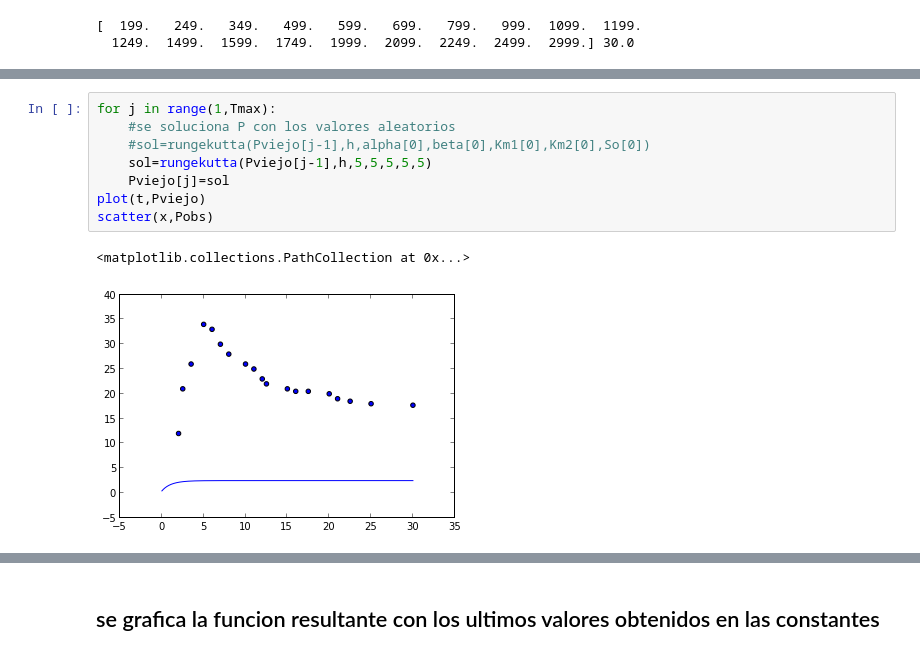
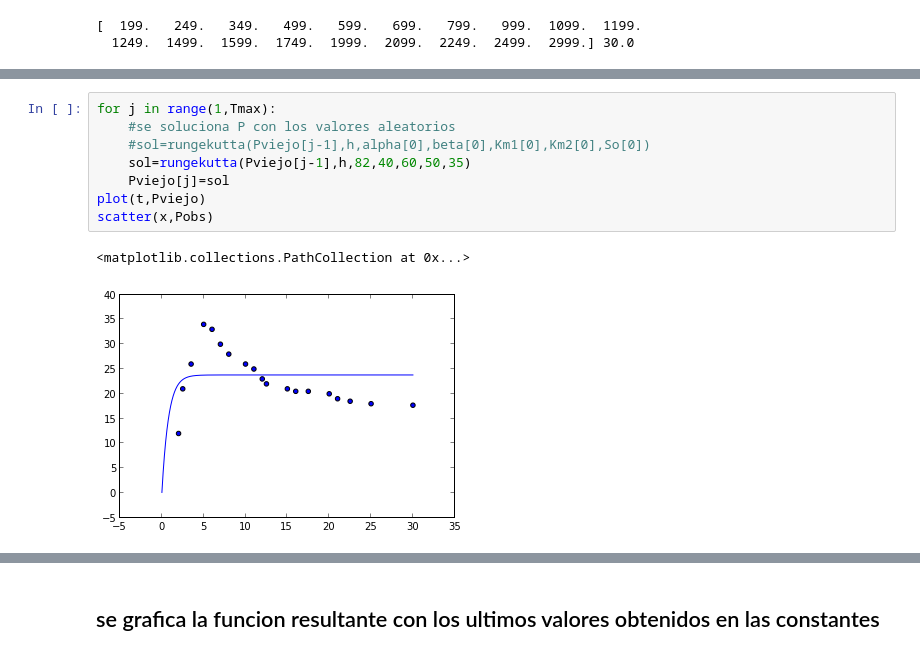
Before and after one commit to daniel-lozano/tarea8, a Jupyter notebook: ctes.ipynb, the cells around one changed output, grey strips where cells are left out. Saved outputs shown, nothing was run; the diff lists cells and outputs as text.

```diff
--- a/ctes.ipynb
+++ b/ctes.ipynb
@@ -135,14 +140,14 @@ print P
 # %%
 for j in range(1,Tmax):
     #se soluciona P con los valores aleatorios
     #sol=rungekutta(Pviejo[j-1],h,alpha[0],beta[0],Km1[0],Km2[0],So[0])
-    sol=rungekutta(Pviejo[j-1],h,5,5,5,5,5)
+    sol=rungekutta(Pviejo[j-1],h,82,40,60,50,35)
     Pviejo[j]=sol
 plot(t,Pviejo)
 scatter(x,Pobs)
 # %% [output]
 <matplotlib.collections.PathCollection at 0x...>
-[figure, old version]
+[figure, new version]
 # %%
 
 iteraciones=1000
```
Also changed, not shown: parts of 7 cells of this notebook.
